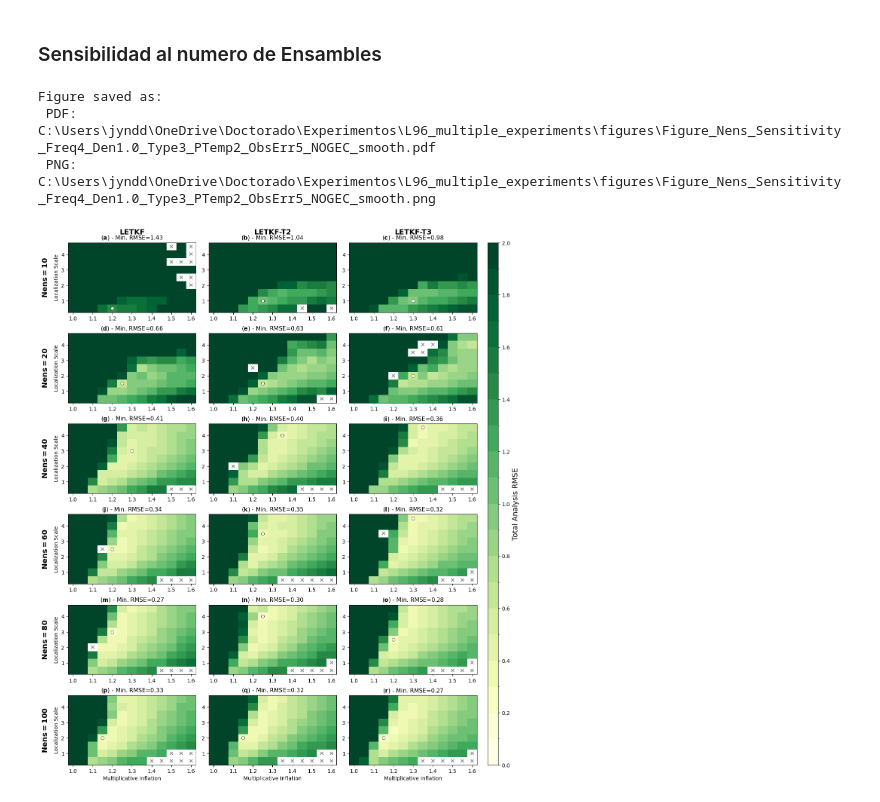
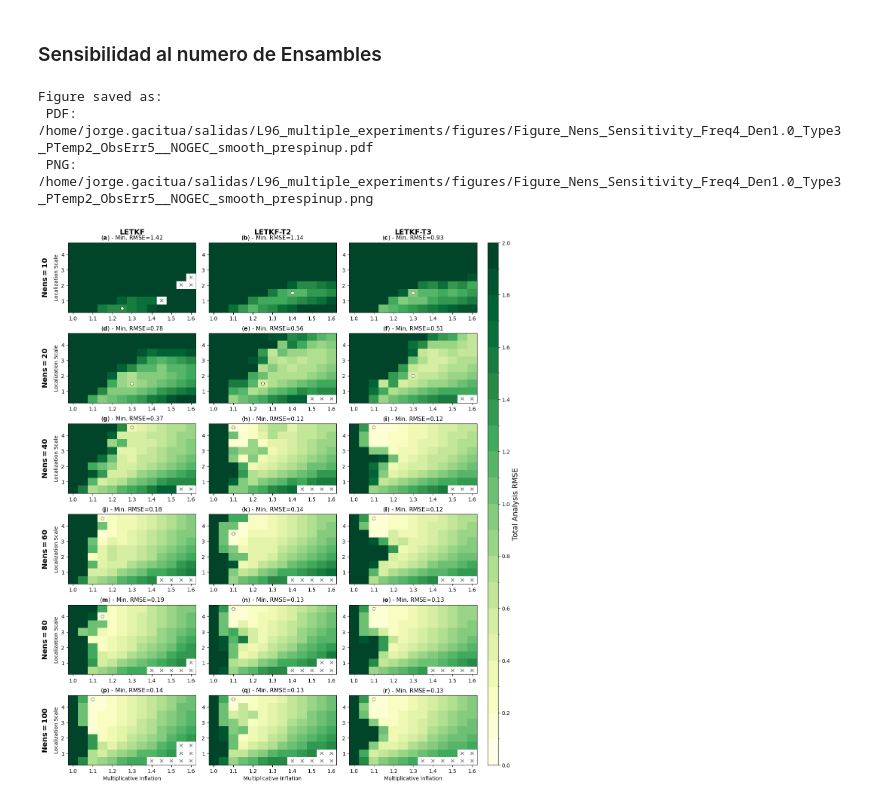
Before and after one commit to jgacituag/L96_multiple_experiments, a Jupyter notebook: codes_figures/test_plot_smooth_5.ipynb, the cells around one changed output. Drawn from its saved outputs; the diff is of its cells as text; code cells hidden in the pictures.

```diff
--- a/codes_figures/test_plot_smooth_5.ipynb
+++ b/codes_figures/test_plot_smooth_5.ipynb
@@ -198,7 +200,7 @@ panel_label_counter = 0
 obs = '0.3'  # Default observation error for the first plot
 ntemp = 2
 
-filename = f'LETKF_Paper_Nature_Freq{freq}_Den{den}_Type3_ObsErr{obs}_Nens{nens}_NTemp{ntemp}_alpha{alpha}{gec}.npz'
+filename = f'LETKF_Paper_Nature_Freq{freq}_Den{den}_Type3_ObsErr{obs}_Nens{nens}_NTemp{ntemp}_alpha{alpha}{gec}_500_Prespinup200_inf1.2.npz'
 filepath = os.path.join(base_path, filename)
 
 
@@ -206,8 +208,8 @@ filepath = os.path.join(base_path, filename)
 if os.path.exists(filepath):
     data = np.load(filepath, allow_pickle=True)
     #results = data['results']
-    mult_inf_range = data['mult_inf_range']
-    loc_scale_range = data['loc_scale_range']
+    mult_inf_range = np.arange(1.0, 1.6, 0.05)
+    loc_scale_range = np.arange(0.5, 5.0, 0.5)
     #print(data['AlphaTempList'])
     total_analysis_rmse = data['total_analysis_rmse']
 
@@ -413,7 +416,7 @@ labels = ['LETKF', 'LETKF-T2', 'LETKF-T3']
 
 nens = 20
 freq = 4
-den = 1.0
+den = 0.5
 alpha = 2
 gec = '_NOGEC'
 fig, axes = plt.subplots(len(ntemps), len(obs_errs), figsize=(18, 8),  # Wider layout
@@ -422,26 +425,27 @@ fig, axes = plt.subplots(len(ntemps), len(obs_errs), figsize=(18, 8),  # Wider l
 
 cbar_ax = fig.add_axes([0.92, 0.11, 0.02, 0.77])  # x, y, width, height
 
-vmin, vmax = 0, 2
+vmin, vmax = 0, 3
 panel_label_counter = 0
 
 for j, ntemp in enumerate(ntemps):
     for i, obs in enumerate(obs_errs):
-        filename = f'LETKF_Paper_Nature_Freq{freq}_Den{den}_Type3_ObsErr{obs}_Nens{nens}_NTemp{ntemp}_alpha{alpha}{gec}.npz'
+        #filename = f'LETKF_Paper_Nature_Freq{freq}_Den{den}_Type3_ObsErr{obs}_Nens{nens}_NTemp{ntemp}_alpha{alpha}{gec}.npz'
+        filename = f'LETKF_Paper_Nature_Freq{freq}_Den{den}_Type3_ObsErr{obs}_Nens{nens}_NTemp{ntemp}_alpha{alpha}{gec}_500_Prespinup200_inf1.2.npz'
         filepath = os.path.join(base_path, filename)
 
         ax = axes[j, i]
 
         if os.path.exists(filepath):
             data = np.load(filepath, allow_pickle=True)
-            mult_inf_range = data['mult_inf_range']
-            loc_scale_range = data['loc_scale_range']
+            mult_inf_range = np.arange(1.0, 1.6, 0.05)
+            loc_scale_range = np.arange(0.5, 5.0, 0.5)
             total_analysis_rmse = data['total_analysis_rmse']
 
             NormalEnd = 1 - data['NormalEnd']
-            NormalEnd = NormalEnd.astype(bool)
-            total_analysis_rmse[NormalEnd] = np.nan
-            total_analysis_rmse = cf.outlier_rmse_filter( total_analysis_rmse )
+            #NormalEnd = NormalEnd.astype(bool)
+            #total_analysis_rmse[NormalEnd] = np.nan
+            #total_analysis_rmse = cf.outlier_rmse_filter( total_analysis_rmse )
 
             min_rmse = np.nanmin(total_analysis_rmse)
             idx_min = np.where(total_analysis_rmse == min_rmse)
@@ -495,7 +499,7 @@ cbar = fig.colorbar(im, cax=cbar_ax,ticks=np.arange(0, 2.2, 0.2))
 cbar.set_label('Total Analysis RMSE', fontsize=14)
 
 os.makedirs(output_dir, exist_ok=True)
-figname = f"Figure_ObsError_Sensitivity_Nens{nens}_Freq{freq}_Den{den}_Type3_PTemp{alpha}{gec}_WIDE_smooth"
+figname = f"Figure_ObsError_Sensitivity_Nens{nens}_Freq{freq}_Den{den}_Type3_PTemp{alpha}{gec}_WIDE_smooth_prespinup"
 output_pdf = os.path.join(output_dir, f"{figname}.pdf")
 output_png = os.path.join(output_dir, f"{figname}.png")
 
@@ -524,8 +528,8 @@ nens = [10, 20, 40, 60, 80, 100]
 freq = 4
 den = 1.0
 alpha = 2
-ObseErr = '5'
-gec = 'NOGEC'
+obs = '5'
+gec = '_NOGEC'
 fig, axes = plt.subplots(len(nens), len(ntemps), figsize=(14, 18),
                          sharex=False, sharey=False,
                          gridspec_kw={'hspace': 0.3, 'wspace': 0.1})
@@ -538,22 +542,23 @@ panel_label_counter = 0
 
 for i, nen in enumerate(nens):
     for j, ntemp in enumerate(ntemps):
-        filename = f'LETKF_Paper_Nature_Freq{freq}_Den{den}_Type3_ObsErr{ObseErr}_Nens{nen}_NTemp{ntemp}_alpha{alpha}_{gec}.npz'
+        #filename = f'LETKF_Paper_Nature_Freq{freq}_Den{den}_Type3_ObsErr{ObseErr}_Nens{nen}_NTemp{ntemp}_alpha{alpha}_{gec}.npz'
+        filename = f'LETKF_Paper_Nature_Freq{freq}_Den{den}_Type3_ObsErr{obs}_Nens{nen}_NTemp{ntemp}_alpha{alpha}{gec}_500_Prespinup200_inf1.2.npz'
         filepath = os.path.join(base_path, filename)
         #print(filepath)
 
         if os.path.exists(filepath):
             data = np.load(filepath, allow_pickle=True)
             #results = data['results']
-            mult_inf_range = data['mult_inf_range']
-            loc_scale_range = data['loc_scale_range']
+            mult_inf_range = np.arange(1.0, 1.6, 0.05)
+            loc_scale_range = np.arange(0.5, 5.0, 0.5)
 
             ax = axes[i, j]
             total_analysis_rmse = data['total_analysis_rmse']
             NormalEnd = 1 - data['NormalEnd']
             NormalEnd = NormalEnd.astype(bool)
             total_analysis_rmse[NormalEnd] = np.nan
-            total_analysis_rmse = cf.outlier_rmse_filter( total_analysis_rmse )
+            #total_analysis_rmse = cf.outlier_rmse_filter( total_analysis_rmse )
 
             min_rmse = np.nanmin(total_analysis_rmse)
             idx_min = np.where(total_analysis_rmse == min_rmse)
@@ -569,7 +574,7 @@ for i, nen in enumerate(nens):
 
             #im = ax.pcolormesh(mult_inf_range, loc_scale_range, total_analysis_rmse.T,
             #                    vmin=vmin, vmax=vmax, cmap='PuBu',edgecolors='lightgray',linewidth=0.001)
-            levels = np.arange(0, 2.1, 0.1)  # From 0 to 2, step 0.25
+            levels = np.arange(0, vmax + 0.1, 0.1)  # From 0 to 2, step 0.25
             norm = mcolors.BoundaryNorm(boundaries=levels, ncolors=256)
 
             im = ax.pcolormesh(mult_inf_range, loc_scale_range, total_analysis_rmse_smooth.T,
@@ -585,35 +590,35 @@ for i, nen in enumerate(nens):
                     ax.text(xi, yi, '×', ha='center', va='center', color='gray', fontsize=12, fontweight='bold')
 
             panel_label = rf"$\bf{{{chr(97 + panel_label_counter)}}}$"
             ax.set_title(f"({panel_label}) - Min. RMSE={min_rmse_smooth:.2f}", fontsize=11)
             panel_label_counter += 1
 
             if j == 0:
                 ax.set_ylabel('Localization Scale', fontsize=10)
             if i == len(nens) - 1:
                 ax.set_xlabel('Multiplicative Inflation', fontsize=10)
 
 for i, nen in enumerate(nens):
     axes[i, 0].annotate(rf"$\bf{{Nens = {nen}}}$", xy=(-0.15, 0.5), xycoords='axes fraction',
                         rotation=90, va='center', ha='right', fontsize=14, weight='bold')
 for j, t in enumerate(ntemps):
     axes[0, j].annotate(labels[j], xy=(0.5, 1.15), xycoords='axes fraction',
                         va='center', ha='center', fontsize=14, weight='bold')
-cbar = fig.colorbar(im, cax=cbar_ax,ticks=np.arange(0, 2.2, 0.2))
+cbar = fig.colorbar(im, cax=cbar_ax,ticks=np.arange(0, vmax + 0.2, 0.2))
 cbar.set_label('Total Analysis RMSE', fontsize=14)
 
 os.makedirs(output_dir, exist_ok=True)
-figname = f"Figure_Nens_Sensitivity_Freq{freq}_Den{den}_Type3_PTemp{alpha}_ObsErr{ObseErr}_{gec}_smooth"
+figname = f"Figure_Nens_Sensitivity_Freq{freq}_Den{den}_Type3_PTemp{alpha}_ObsErr{obs}_{gec}_smooth_prespinup"
 output_pdf = os.path.join(output_dir, f"{figname}.pdf")
 output_png = os.path.join(output_dir, f"{figname}.png")
 
 plt.savefig(output_pdf, dpi=300, bbox_inches='tight', format='pdf')
 plt.savefig(output_png, dpi=300, bbox_inches='tight', format='png')
 #plt.show()
 
 print(f"Figure saved as: \n PDF: {output_pdf} \n PNG: {output_png}")
 # %% [output]
 Figure saved as:
- PDF: C:\Users\jyndd\OneDrive\Doctorado\Experimentos\L96_multiple_experiments\figures\Figure_Nens_Sensitivity_Freq4_Den1.0_Type3_PTemp2_ObsErr5_NOGEC_smooth.pdf
- PNG: C:\Users\jyndd\OneDrive\Doctorado\Experimentos\L96_multiple_experiments\figures\Figure_Nens_Sensitivity_Freq4_Den1.0_Type3_PTemp2_ObsErr5_NOGEC_smooth.png
+ PDF: /home/jorge.gacitua/salidas/L96_multiple_experiments/figures/Figure_Nens_Sensitivity_Freq4_Den1.0_Type3_PTemp2_ObsErr5__NOGEC_smooth_prespinup.pdf
+ PNG: /home/jorge.gacitua/salidas/L96_multiple_experiments/figures/Figure_Nens_Sensitivity_Freq4_Den1.0_Type3_PTemp2_ObsErr5__NOGEC_smooth_prespinup.png
-[figure, old version]
+[figure, new version]
```
Also changed, not shown: parts of 8 cells of this notebook, 25 other files.
